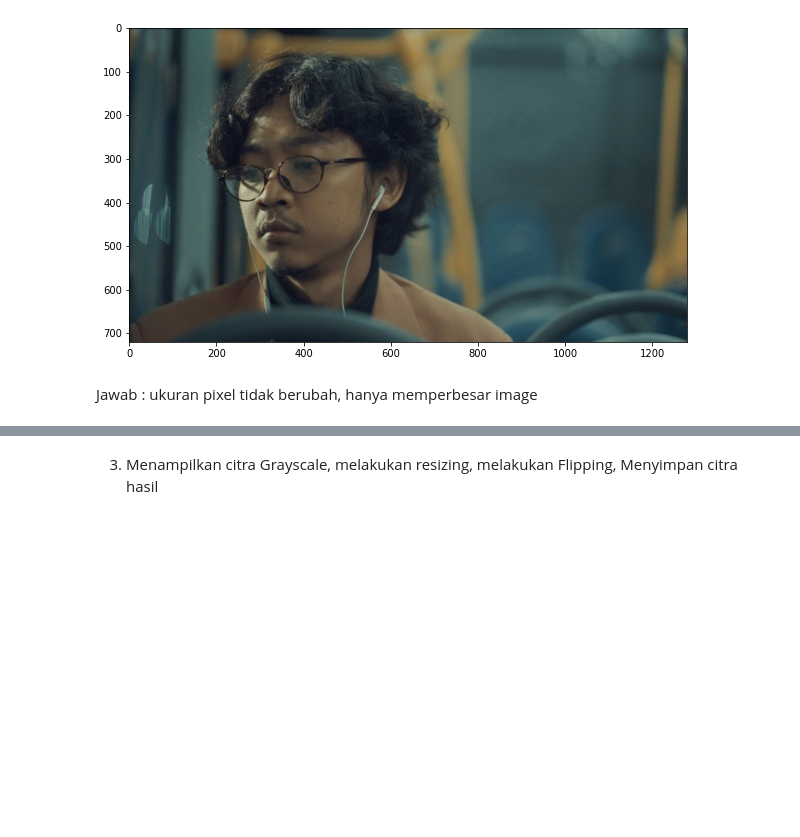
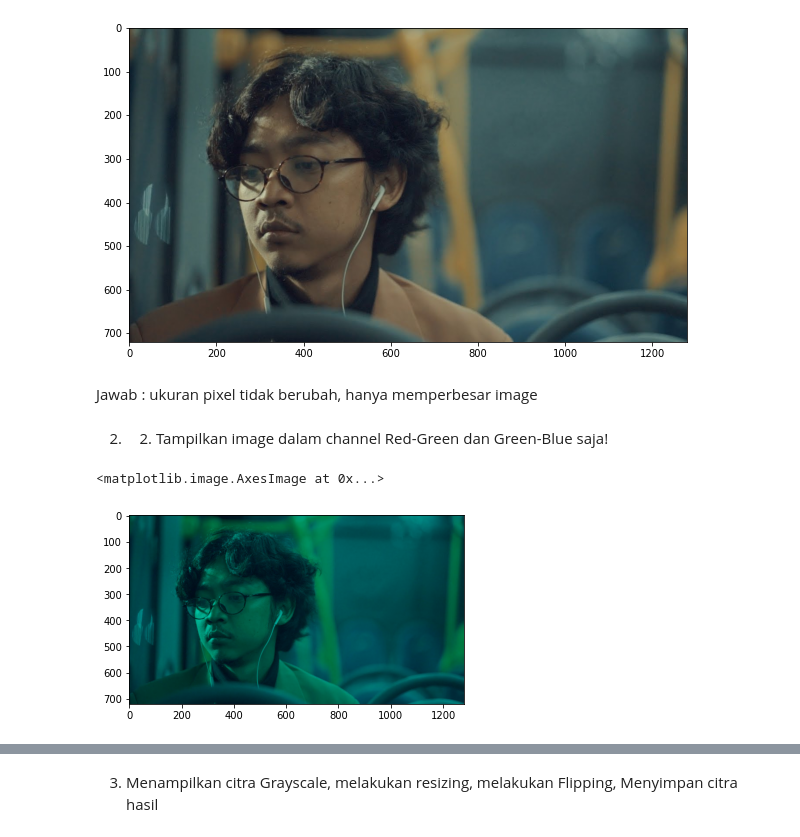
Before and after one commit to Aldirhezaldi/PCVK_Genap_2021, a Jupyter notebook: week2.ipynb, the cells around one changed output, grey strips where cells are left out. Saved outputs shown, nothing was run; the diff lists cells and outputs as text; code cells hidden in the pictures; blank space fills up the shorter version.

```diff
--- a/week2.ipynb
+++ b/week2.ipynb
@@ -57,3 +57,14 @@ plt.show()
 [figure]
 # %% [markdown]
 Jawab : ukuran pixel tidak berubah, hanya memperbesar image
+# %% [markdown]
+2. 2.   Tampilkan image dalam channel Red-Green dan Green-Blue saja!
+# %%
+imgt2rg = cv.cvtColor(img, cv.COLOR_BGR2RGB)
+
+
+imgt2rg[:,:,0] = np.zeros([imgt2rg.shape[0], imgt2rg.shape[1]])
+plt.imshow(imgt2rg)
+# %% [output]
+<matplotlib.image.AxesImage at 0x...>
+[figure, added]
```
Also changed, not shown: parts of 36 cells of this notebook.
